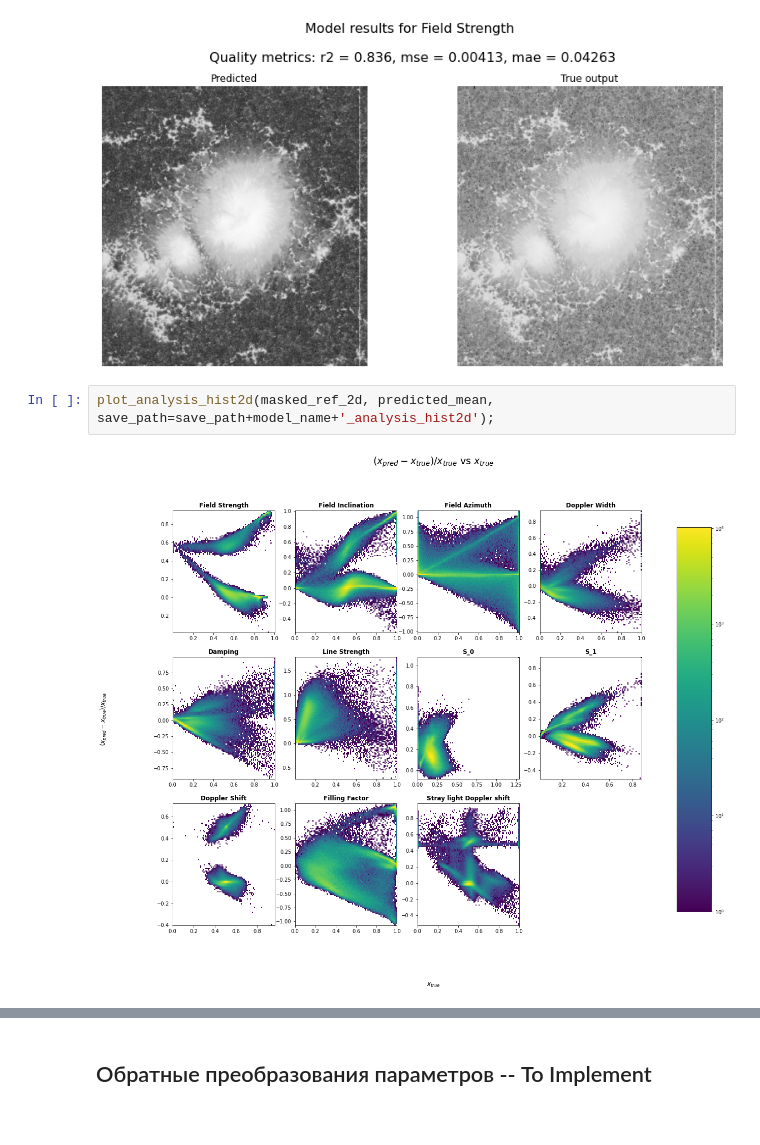
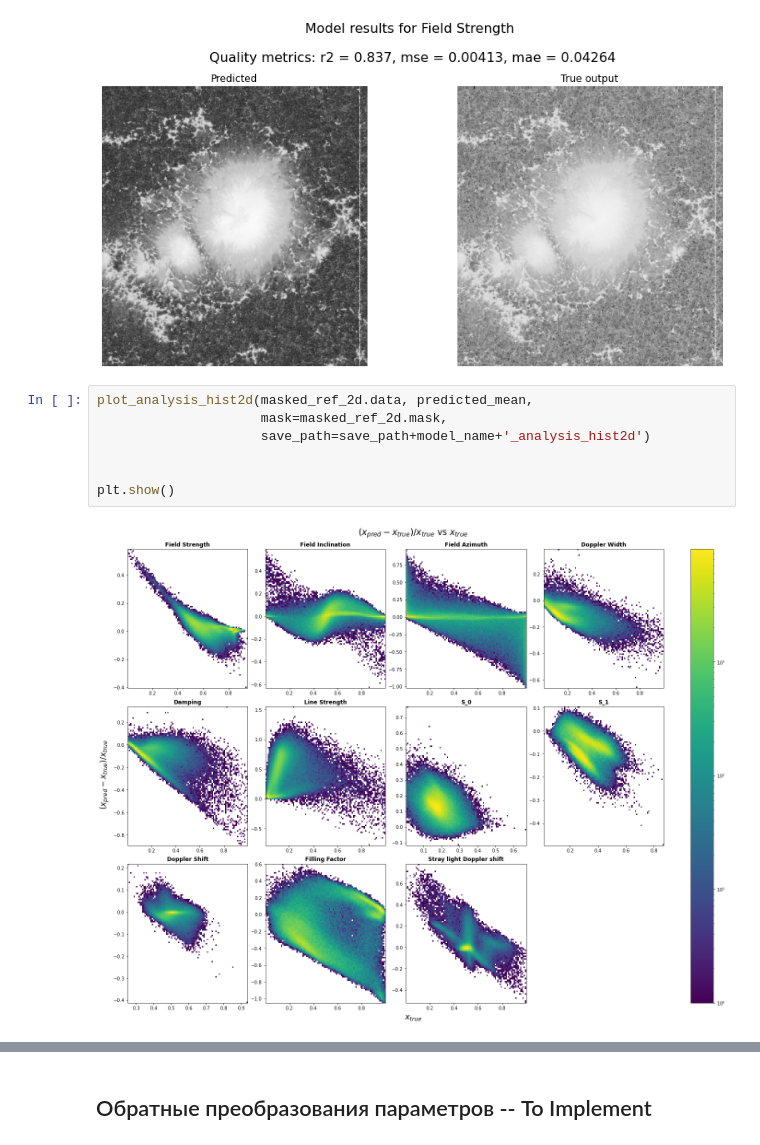
Before and after one commit to hushchyn-mikhail/InverseProblem, a Jupyter notebook: notebooks/model_pi_mlp_conv_up_train.ipynb, the cells around one changed output, grey strips where cells are left out. Saved outputs shown, nothing was run; the diff lists cells and outputs as text.

```diff
--- a/notebooks/model_pi_mlp_conv_up_train.ipynb
+++ b/notebooks/model_pi_mlp_conv_up_train.ipynb
@@ -372,9 +378,14 @@ plot_pred_vs_refer(predicted_mean, refer, output_index=0)
 # %% [output]
 [figure]
 # %%
-plot_analysis_hist2d(masked_ref_2d, predicted_mean, save_path=save_path+model_name+'_analysis_hist2d');
+plot_analysis_hist2d(masked_ref_2d.data, predicted_mean,
+                     mask=masked_ref_2d.mask,
+                     save_path=save_path+model_name+'_analysis_hist2d')
+
+
+plt.show()
 # %% [output]
-[figure, old version]
+[figure, new version]
 # %%
 from inverse_problem.nn_inversion.posthoc import plot_analysis_hist2d_up
 
```
Also changed, not shown: parts of 9 cells of this notebook, 3 other files.
